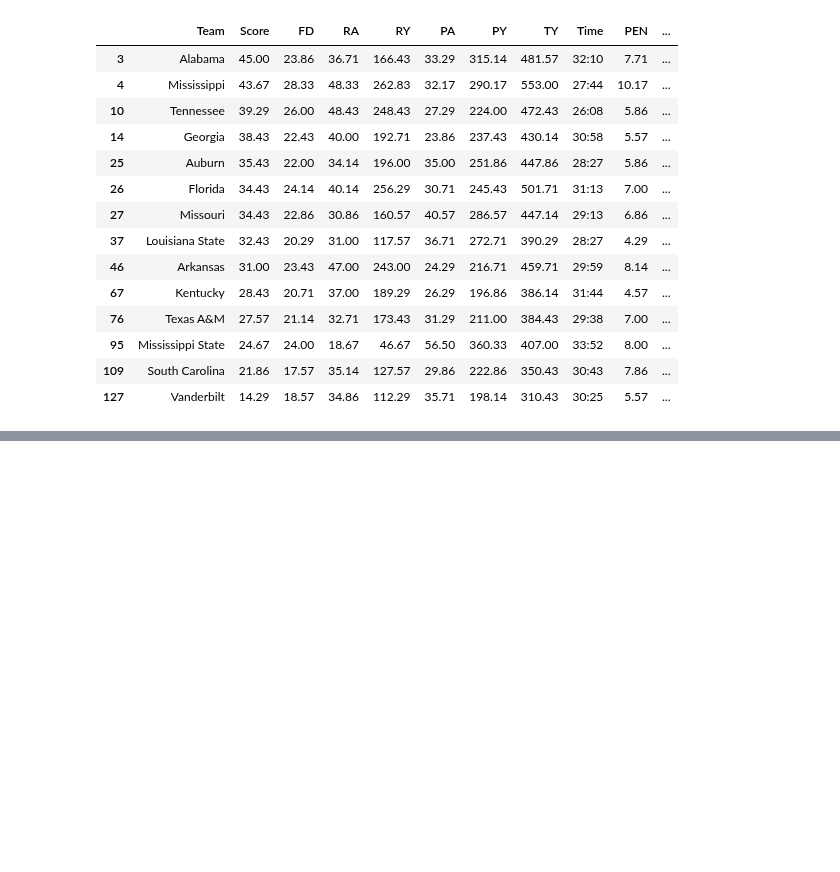
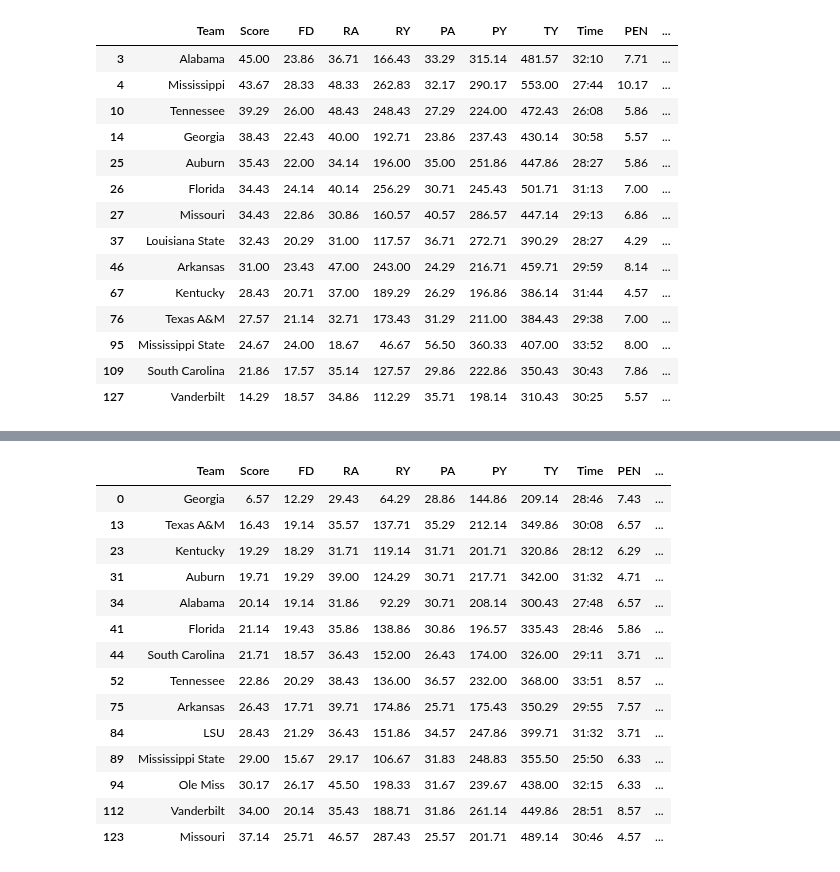
Before and after one commit to MarkClampitt/Springboard, a Jupyter notebook: Capstone2/DataWrangling.ipynb, the cells around one changed output, grey strips where cells are left out. Drawn from its saved outputs; the diff is of its cells as text; code cells hidden in the pictures; blank space fills up the shorter version.

Commit message:
SECDR

```diff
--- a/Capstone2/DataWrangling.ipynb
+++ b/Capstone2/DataWrangling.ipynb
@@ -922,0 +941,20 @@ dtype: object
+# %%
+SECDR= SECDR.replace({'Team': {'Mississippi': 'Ole Miss','Louisiana State':'LSU' }})
+# %%
+SECDR
+# %% [output]
+|  | Team | Score | FD | RA | RY | PA | PY | TY | Time | PEN | ... |
+| 0 | Georgia | 6.57 | 12.29 | 29.43 | 64.29 | 28.86 | 144.86 | 209.14 | 28:46 | 7.43 | ... |
+| 13 | Texas A&M | 16.43 | 19.14 | 35.57 | 137.71 | 35.29 | 212.14 | 349.86 | 30:08 | 6.57 | ... |
+| 23 | Kentucky | 19.29 | 18.29 | 31.71 | 119.14 | 31.71 | 201.71 | 320.86 | 28:12 | 6.29 | ... |
+| 31 | Auburn | 19.71 | 19.29 | 39.00 | 124.29 | 30.71 | 217.71 | 342.00 | 31:32 | 4.71 | ... |
+| 34 | Alabama | 20.14 | 19.14 | 31.86 | 92.29 | 30.71 | 208.14 | 300.43 | 27:48 | 6.57 | ... |
+| 41 | Florida | 21.14 | 19.43 | 35.86 | 138.86 | 30.86 | 196.57 | 335.43 | 28:46 | 5.86 | ... |
+| 44 | South Carolina | 21.71 | 18.57 | 36.43 | 152.00 | 26.43 | 174.00 | 326.00 | 29:11 | 3.71 | ... |
+| 52 | Tennessee | 22.86 | 20.29 | 38.43 | 136.00 | 36.57 | 232.00 | 368.00 | 33:51 | 8.57 | ... |
+| 75 | Arkansas | 26.43 | 17.71 | 39.71 | 174.86 | 25.71 | 175.43 | 350.29 | 29:55 | 7.57 | ... |
+| 84 | LSU | 28.43 | 21.29 | 36.43 | 151.86 | 34.57 | 247.86 | 399.71 | 31:32 | 3.71 | ... |
+| 89 | Mississippi State | 29.00 | 15.67 | 29.17 | 106.67 | 31.83 | 248.83 | 355.50 | 25:50 | 6.33 | ... |
+| 94 | Ole Miss | 30.17 | 26.17 | 45.50 | 198.33 | 31.67 | 239.67 | 438.00 | 32:15 | 6.33 | ... |
+| 112 | Vanderbilt | 34.00 | 20.14 | 35.43 | 188.71 | 31.86 | 261.14 | 449.86 | 28:51 | 8.57 | ... |
+| 123 | Missouri | 37.14 | 25.71 | 46.57 | 287.43 | 25.57 | 201.71 | 489.14 | 30:46 | 4.57 | ... |
```
Also changed, not shown: parts of 38 cells of this notebook.
